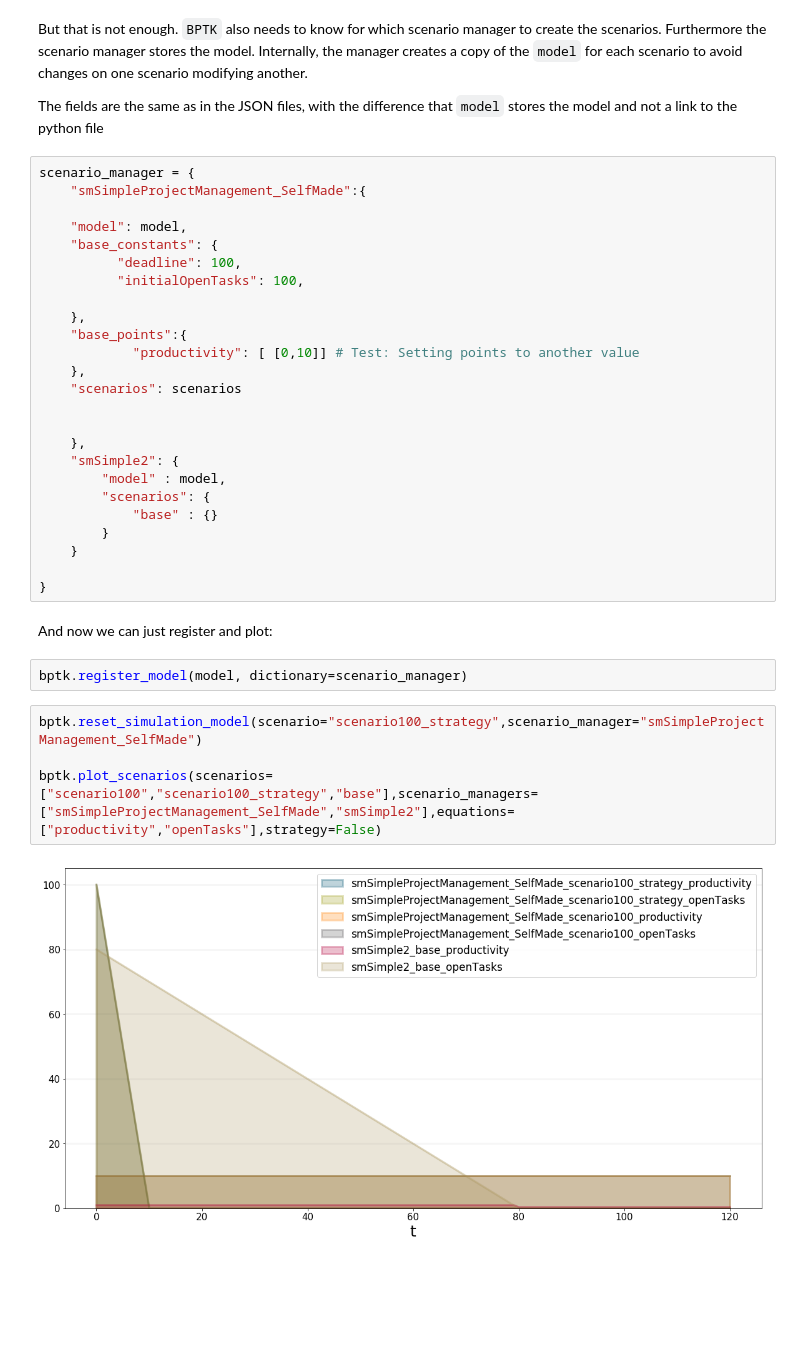
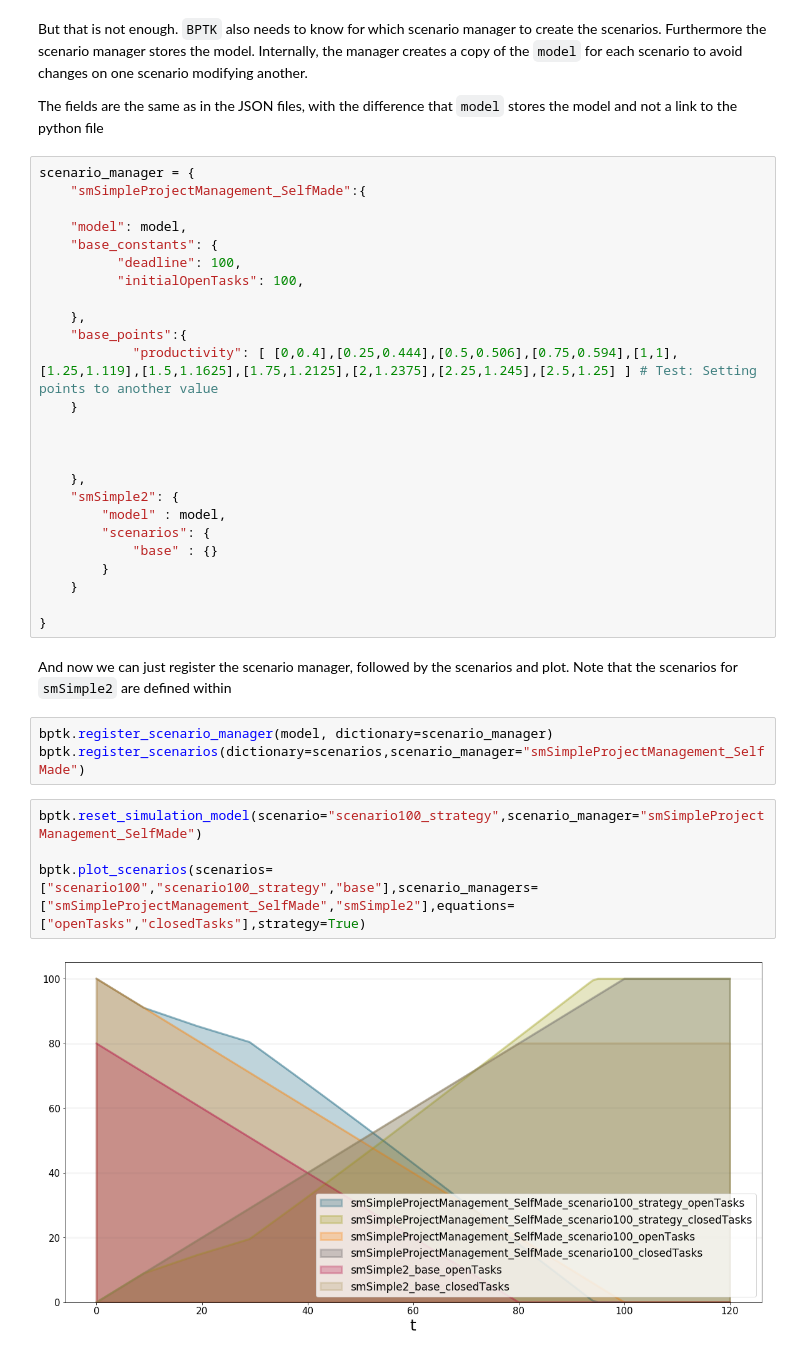
Before and after one commit to transentis/bptk_py_tutorial, a Jupyter notebook: bptk_py_sd_intro.ipynb, the cells around one changed output. Saved outputs shown, nothing was run; the diff lists cells and outputs as text; blank space fills up the shorter version.

Commit message:
Example for registering manually created models in bptk-py: bptk_py_sd_intro.ipynb

```diff
--- a/bptk_py_sd_intro.ipynb
+++ b/bptk_py_sd_intro.ipynb
@@ -196,9 +196,9 @@ scenario_manager = {
 
     },
     "base_points":{
-            "productivity": [ [0,10]] # Test: Setting points to another value
-    },
-    "scenarios": scenarios
+            "productivity": [ [0,0.4],[0.25,0.444],[0.5,0.506],[0.75,0.594],[1,1],[1.25,1.119],[1.5,1.1625],[1.75,1.2125],[2,1.2375],[2.25,1.245],[2.5,1.25] ] # Test: Setting points to another value
+    }
+
 
 
     },
@@ -211,12 +211,13 @@ scenario_manager = {
 
 }
 # %% [markdown]
-And now we can just register and plot:
+And now we can just register the scenario manager, followed by the scenarios and plot. Note that the scenarios for ``smSimple2`` are defined within
 # %%
-bptk.register_model(model, dictionary=scenario_manager)
+bptk.register_scenario_manager(model, dictionary=scenario_manager)
+bptk.register_scenarios(dictionary=scenarios,scenario_manager="smSimpleProjectManagement_SelfMade")
 # %%
 bptk.reset_simulation_model(scenario="scenario100_strategy",scenario_manager="smSimpleProjectManagement_SelfMade")
 
-bptk.plot_scenarios(scenarios=["scenario100","scenario100_strategy","base"],scenario_managers=["smSimpleProjectManagement_SelfMade","smSimple2"],equations=["productivity","openTasks"],strategy=False)
+bptk.plot_scenarios(scenarios=["scenario100","scenario100_strategy","base"],scenario_managers=["smSimpleProjectManagement_SelfMade","smSimple2"],equations=["openTasks","closedTasks"],strategy=True)
 # %% [output]
-[figure, old version]
+[figure, new version]
```
Also changed, not shown: parts of 2 cells of this notebook, 3 other files.
